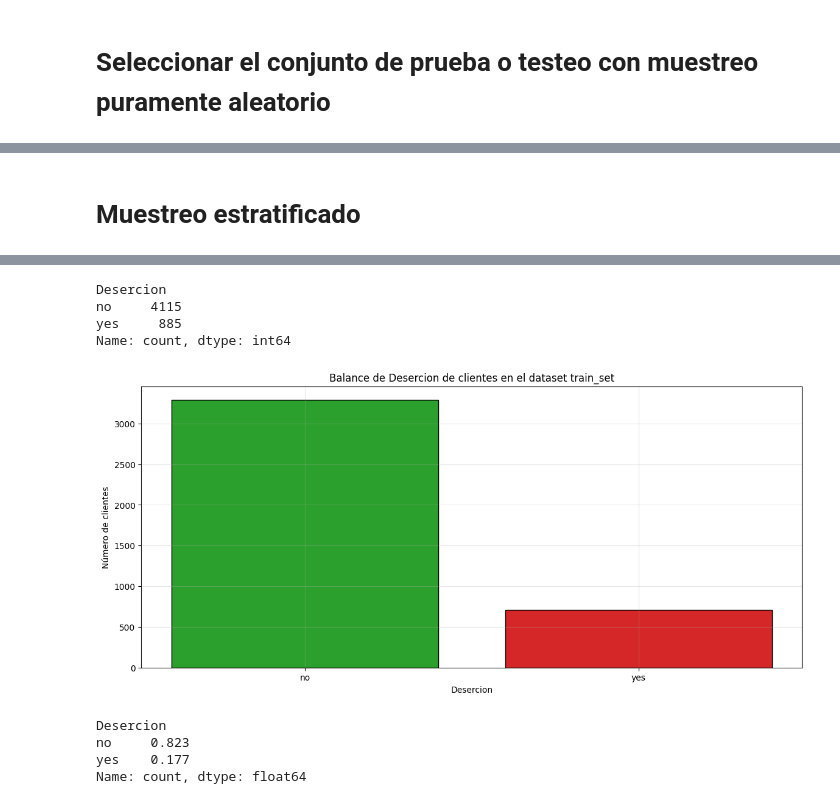
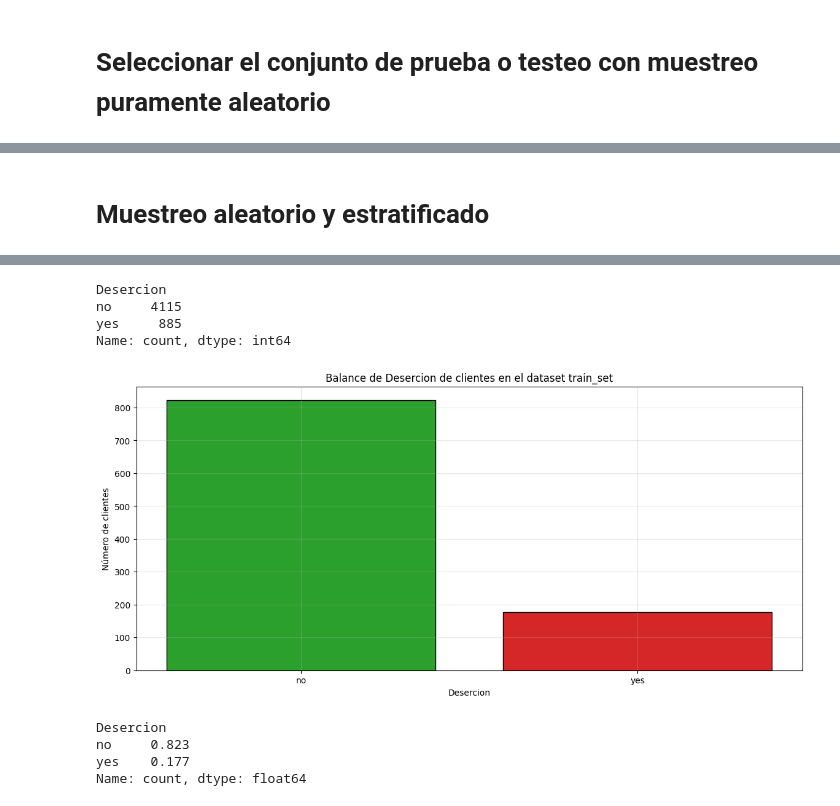
Before and after one commit to marco-canas/extension, a Jupyter notebook: taller_g_lideres/6_pactica_ml/1_analisis_abandono.ipynb, the cells around one changed output, grey strips where cells are left out. Cells and saved outputs as stored; diff of their text form; code cells hidden in the pictures.

```diff
--- a/taller_g_lideres/6_pactica_ml/1_analisis_abandono.ipynb
+++ b/taller_g_lideres/6_pactica_ml/1_analisis_abandono.ipynb
@@ -433,7 +521,7 @@ train_set
 
 grafico_de_barras(datos = train_set, atributo = 'Desercion', nombre_de_los_datos='train_set')
 # %% [markdown]
-# Muestreo estratificado
+# Muestreo aleatorio  y estratificado
 # %% [markdown]
 <img src = 'https://tesisdeceroa100.com/wp-content/uploads/2020/01/muestreo-estatificado-1-1.jpg'>
 # %%
@@ -442,9 +530,9 @@ train_set, test_set = train_test_split(df, test_size=0.2, random_state=None, str
 # %%
-grafico_de_barras(datos = train_set, atributo = 'Desercion', nombre_de_los_datos='train_set')
+grafico_de_barras(datos = test_set, atributo = 'Desercion', nombre_de_los_datos='train_set')
 # %% [output]
 Desercion
 no     4115
 yes     885
 Name: count, dtype: int64
-[figure, old version]
+[figure, new version]
 # %%
```
Also changed, not shown: parts of 44 cells of this notebook, 4 other files.
